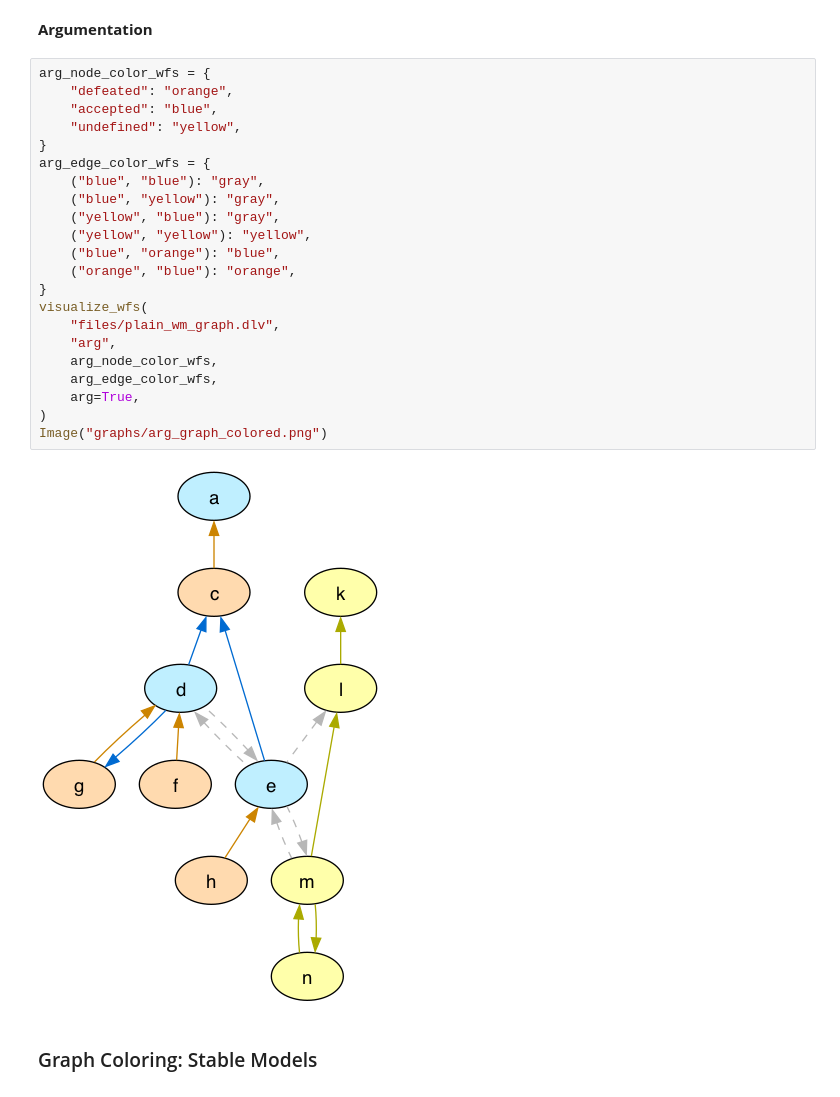
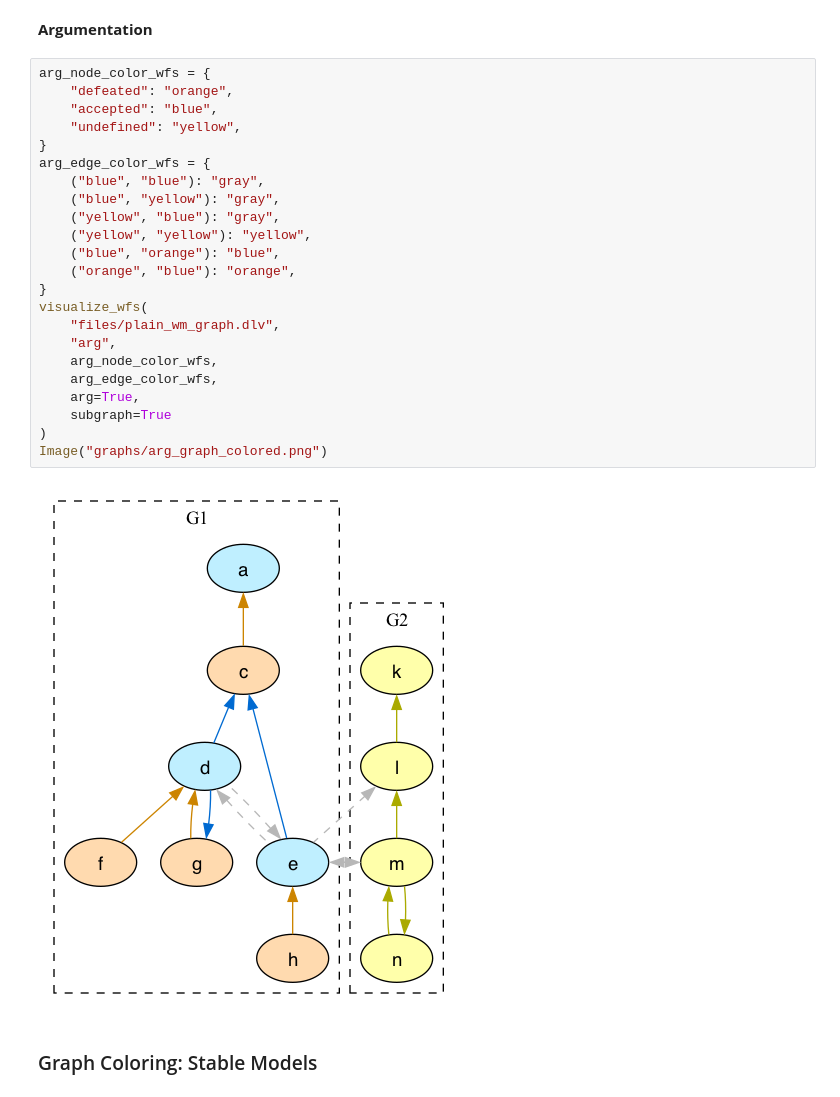
Before and after one commit to idaks/Games-and-Argumentation, a Jupyter notebook: lib/Tutorial.ipynb, the cells around one changed output. Drawn from its saved outputs; the diff is of its cells as text.

```diff
--- a/lib/Tutorial.ipynb
+++ b/lib/Tutorial.ipynb
@@ -194,27 +196,28 @@ Image("graphs/game_graph_colored.png")
 # %%
 arg_node_color_wfs = {
     "defeated": "orange",
     "accepted": "blue",
     "undefined": "yellow",
 }
 arg_edge_color_wfs = {
     ("blue", "blue"): "gray",
     ("blue", "yellow"): "gray",
     ("yellow", "blue"): "gray",
     ("yellow", "yellow"): "yellow",
     ("blue", "orange"): "blue",
     ("orange", "blue"): "orange",
 }
 visualize_wfs(
     "files/plain_wm_graph.dlv",
     "arg",
     arg_node_color_wfs,
     arg_edge_color_wfs,
     arg=True,
+    subgraph=True
 )
 Image("graphs/arg_graph_colored.png")
 # %% [output]
-[figure, old version]
+[figure, new version]
 # %% [markdown]
 ### Graph Coloring: Stable Models
 # %% [markdown]
```
Also changed, not shown: parts of 3 cells of this notebook, 13 other files.
